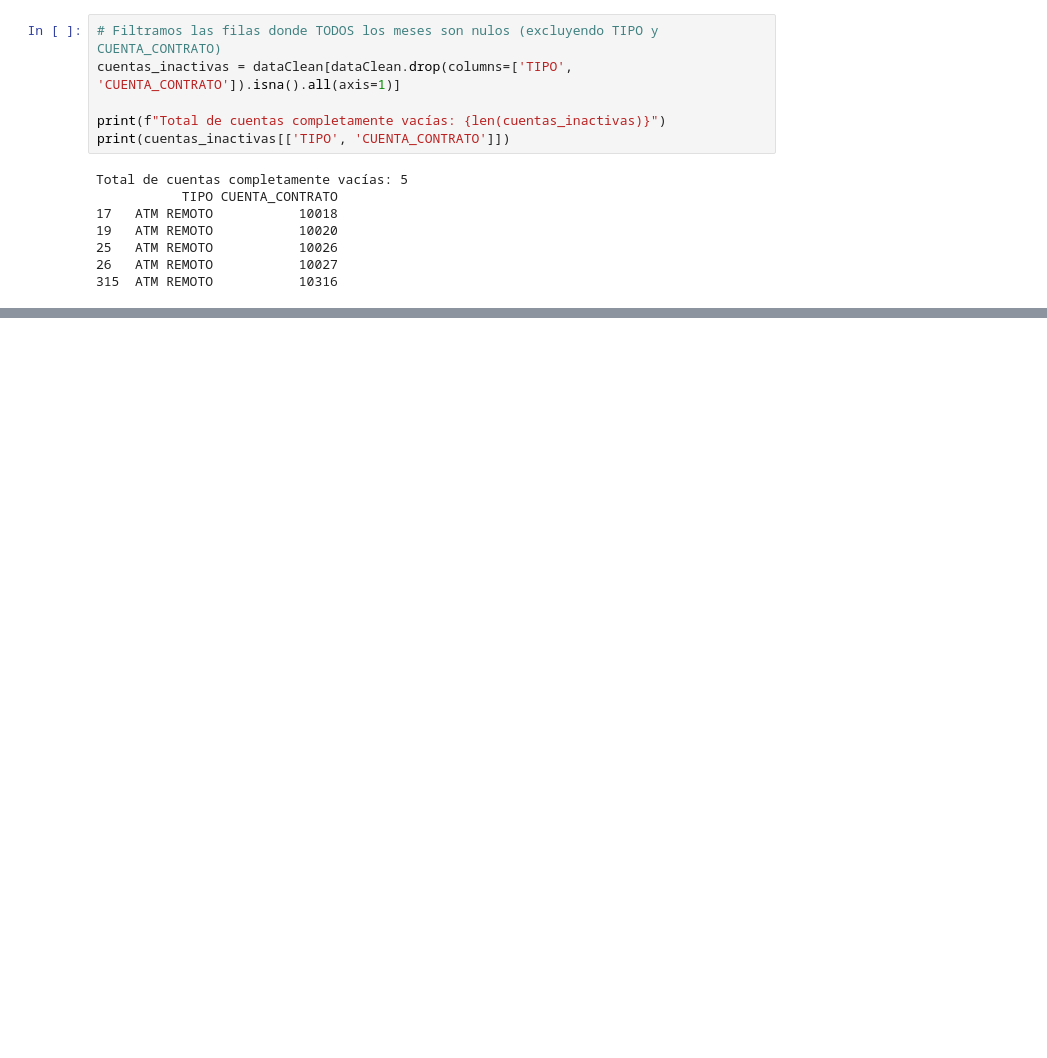
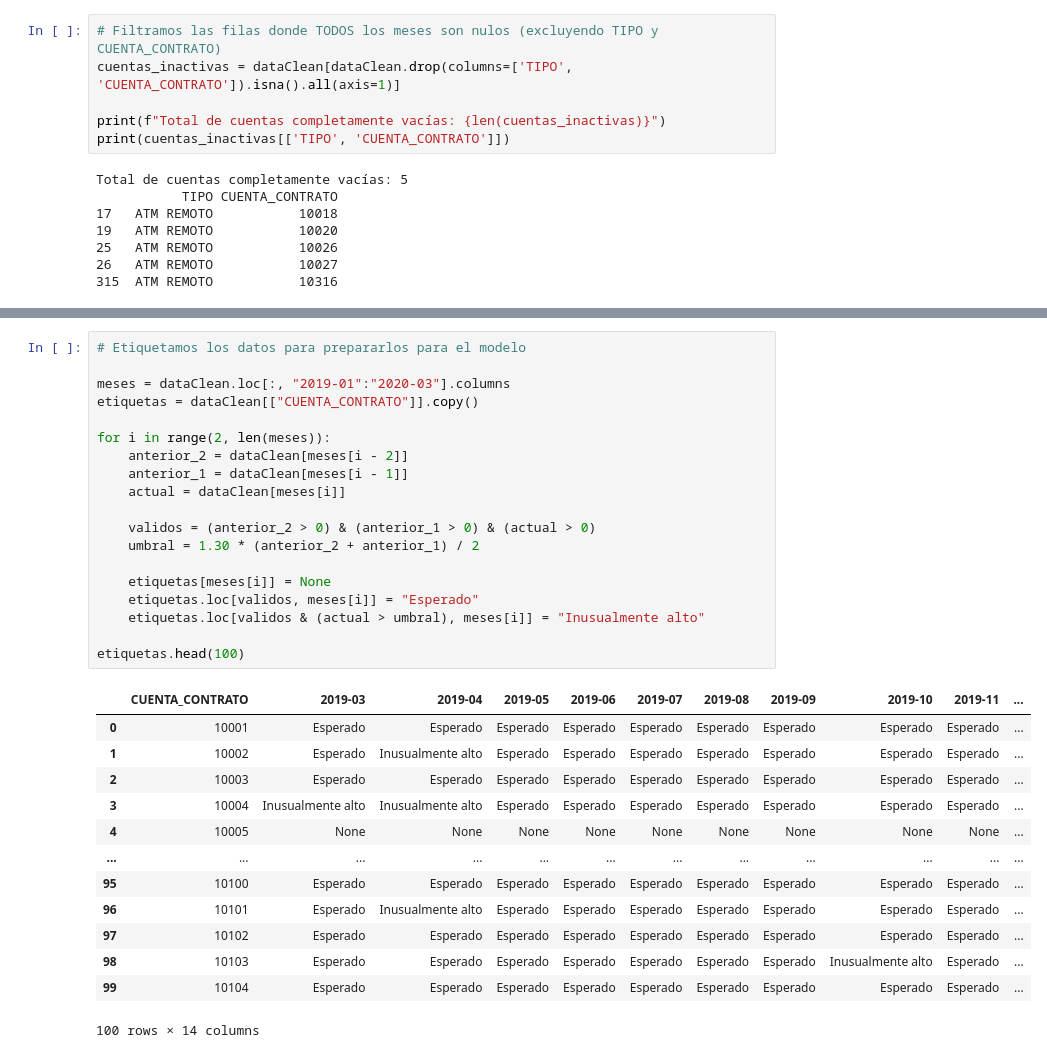
Before and after one commit to BreinerNavarro/IA_II, a Jupyter notebook: Corte_II/Actividad1_regresion_logistica.ipynb, the cells around one changed output, grey strips where cells are left out. Cells and saved outputs as stored; diff of their text form; blank space fills up the shorter version.

Commit message:
Actualizacion clase IA

```diff
--- a/Corte_II/Actividad1_regresion_logistica.ipynb
+++ b/Corte_II/Actividad1_regresion_logistica.ipynb
@@ -194,0 +274,33 @@ dtype: int64
+# %%
+# Etiquetamos los datos para prepararlos para el modelo
+
+meses = dataClean.loc[:, "2019-01":"2020-03"].columns
+etiquetas = dataClean[["CUENTA_CONTRATO"]].copy()
+
+for i in range(2, len(meses)):
+    anterior_2 = dataClean[meses[i - 2]]
+    anterior_1 = dataClean[meses[i - 1]]
+    actual = dataClean[meses[i]]
+
+    validos = (anterior_2 > 0) & (anterior_1 > 0) & (actual > 0)
+    umbral = 1.30 * (anterior_2 + anterior_1) / 2
+
+    etiquetas[meses[i]] = None
+    etiquetas.loc[validos, meses[i]] = "Esperado"
+    etiquetas.loc[validos & (actual > umbral), meses[i]] = "Inusualmente alto"
+
+etiquetas.head(100)
+# %% [output]
+|  | CUENTA_CONTRATO | 2019-03 | 2019-04 | 2019-05 | 2019-06 | 2019-07 | 2019-08 | 2019-09 | 2019-10 | 2019-11 | ... |
+| 0 | 10001 | Esperado | Esperado | Esperado | Esperado | Esperado | Esperado | Esperado | Esperado | Esperado | ... |
+| 1 | 10002 | Esperado | Inusualmente alto | Esperado | Esperado | Esperado | Esperado | Esperado | Esperado | Esperado | ... |
+| 2 | 10003 | Esperado | Esperado | Esperado | Esperado | Esperado | Esperado | Esperado | Esperado | Esperado | ... |
+| 3 | 10004 | Inusualmente alto | Inusualmente alto | Esperado | Esperado | Esperado | Esperado | Esperado | Esperado | Esperado | ... |
+| 4 | 10005 | None | None | None | None | None | None | None | None | None | ... |
+| ... | ... | ... | ... | ... | ... | ... | ... | ... | ... | ... | ... |
+| 95 | 10100 | Esperado | Esperado | Esperado | Esperado | Esperado | Esperado | Esperado | Esperado | Esperado | ... |
+| 96 | 10101 | Esperado | Inusualmente alto | Esperado | Esperado | Esperado | Esperado | Esperado | Esperado | Esperado | ... |
+| 97 | 10102 | Esperado | Esperado | Esperado | Esperado | Esperado | Esperado | Esperado | Esperado | Esperado | ... |
+| 98 | 10103 | Esperado | Esperado | Esperado | Esperado | Esperado | Esperado | Esperado | Inusualmente alto | Esperado | ... |
+| 99 | 10104 | Esperado | Esperado | Esperado | Esperado | Esperado | Esperado | Esperado | Esperado | Esperado | ... |
+100 rows × 14 columns
```
Also changed, not shown: parts of 17 cells of this notebook, 5 other files.
